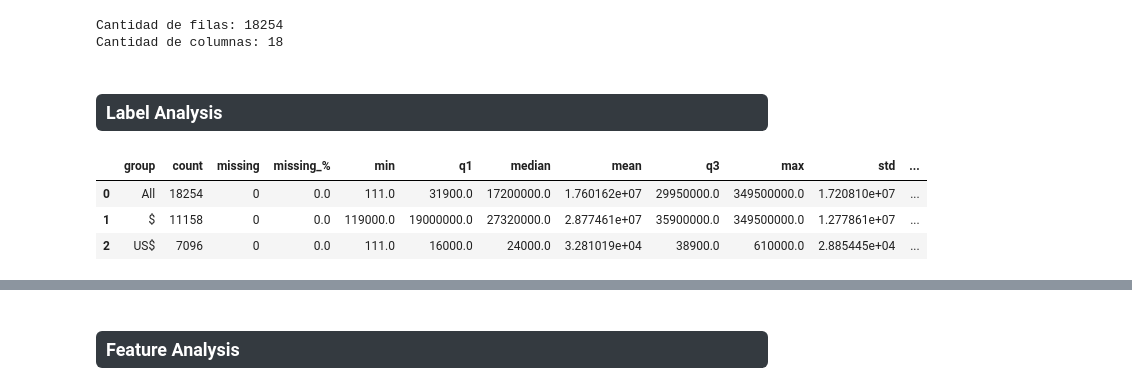
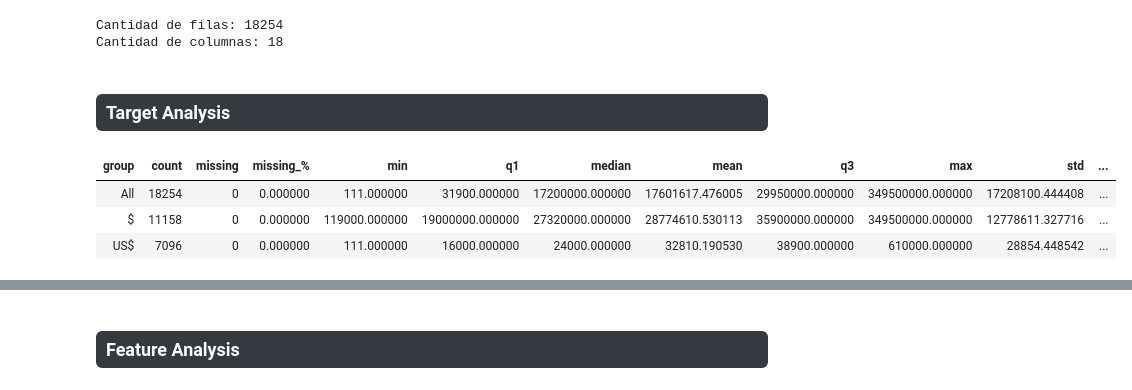
Before and after one commit to abrildiaco/TP_Final_ML, a Jupyter notebook: notebooks/eda.ipynb, the cells around one changed output, grey strips where cells are left out. Saved outputs shown, nothing was run; the diff lists cells and outputs as text; code cells hidden in the pictures.

```diff
--- a/notebooks/eda.ipynb
+++ b/notebooks/eda.ipynb
@@ -65,19 +69,15 @@ TARGET = "Precio"
 
 X = dataset.drop(columns = [TARGET])
 y = dataset[TARGET]
-# %%
-pd.set_option("display.max_columns", None)
-pd.set_option("display.max_colwidth", 120)
-pd.set_option("display.width", 180)
 # %% [markdown]
 <h3 style="background-color: #343a40; color: #ffffff; display: inline-block; padding: 6px 10px; border-radius: 6px;">
-Label Analysis
+Target Analysis
 </h3>
 # %%
 target_summary = eda.explore_target(y, currency = X["Moneda"])
-display(target_summary)
+display(target_summary.style.hide(axis="index"))
 # %% [output]
-|  | group | count | missing | missing_% | min | q1 | median | mean | q3 | max | std | ... |
-| 0 | All | 18254 | 0 | 0.0 | 111.0 | 31900.0 | 17200000.0 | 1.760162e+07 | 29950000.0 | 349500000.0 | 1.720810e+07 | ... |
-| 1 | $ | 11158 | 0 | 0.0 | 119000.0 | 19000000.0 | 27320000.0 | 2.877461e+07 | 35900000.0 | 349500000.0 | 1.277861e+07 | ... |
-| 2 | US$ | 7096 | 0 | 0.0 | 111.0 | 16000.0 | 24000.0 | 3.281019e+04 | 38900.0 | 610000.0 | 2.885445e+04 | ... |
+| group | count | missing | missing_% | min | q1 | median | mean | q3 | max | std | ... |
+| All | 18254 | 0 | 0.000000 | 111.000000 | 31900.000000 | 17200000.000000 | 17601617.476005 | 29950000.000000 | 349500000.000000 | 17208100.444408 | ... |
+| $ | 11158 | 0 | 0.000000 | 119000.000000 | 19000000.000000 | 27320000.000000 | 28774610.530113 | 35900000.000000 | 349500000.000000 | 12778611.327716 | ... |
+| US$ | 7096 | 0 | 0.000000 | 111.000000 | 16000.000000 | 24000.000000 | 32810.190530 | 38900.000000 | 610000.000000 | 28854.448542 | ... |
```
Also changed, not shown: parts of 37 cells of this notebook, 5 other files.
